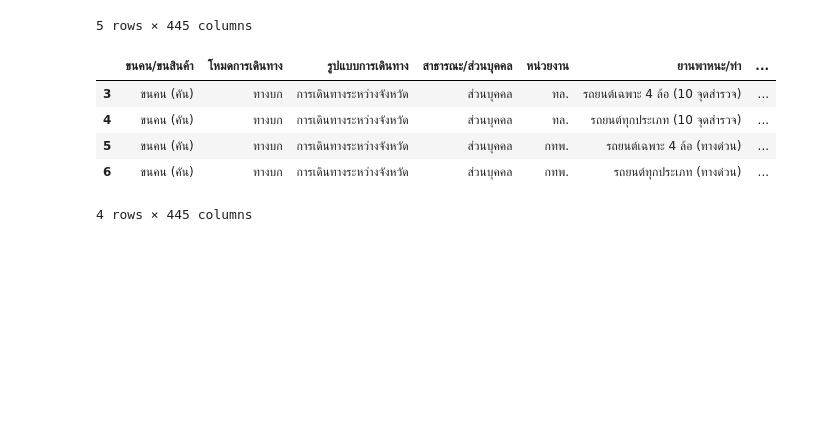
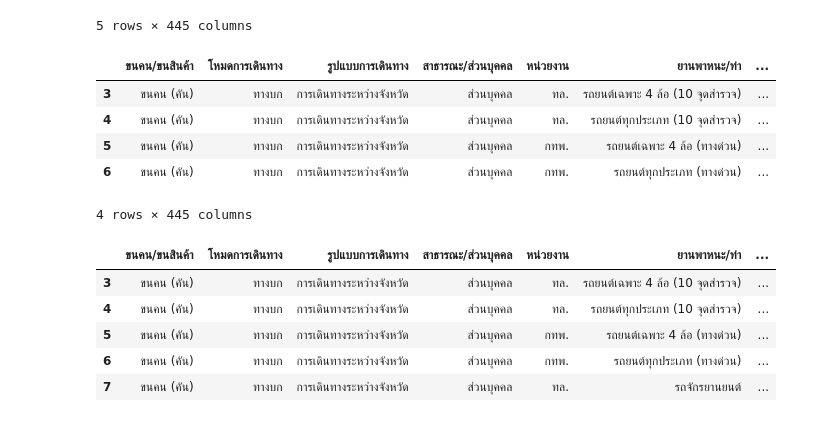
Before and after one commit to Watcharinkh/Data_viz, a Jupyter notebook: Q4.ipynb, the cells around one changed output. Drawn from its saved outputs; the diff is of its cells as text; code cells hidden in the pictures; blank space fills up the shorter version.

```diff
--- a/Q4.ipynb
+++ b/Q4.ipynb
@@ -23,3 +23,13 @@ eight_row
 | 5 | ขนคน (คัน) | ทางบก | การเดินทางระหว่างจังหวัด | ส่วนบุคคล | กทพ. | รถยนต์เฉพาะ 4 ล้อ (ทางด่วน) | ... |
 | 6 | ขนคน (คัน) | ทางบก | การเดินทางระหว่างจังหวัด | ส่วนบุคคล | กทพ. | รถยนต์ทุกประเภท (ทางด่วน) | ... |
 4 rows × 445 columns
+# %%
+eight_row = data_excel.iloc[3:8,:7]
+eight_row
+# %% [output]
+|  | ขนคน/ขนสินค้า | โหมดการเดินทาง | รูปแบบการเดินทาง | สาธารณะ/ส่วนบุคคล | หน่วยงาน | ยานพาหนะ/ท่า | ... |
+| 3 | ขนคน (คัน) | ทางบก | การเดินทางระหว่างจังหวัด | ส่วนบุคคล | ทล. | รถยนต์เฉพาะ 4 ล้อ (10 จุดสำรวจ) | ... |
+| 4 | ขนคน (คัน) | ทางบก | การเดินทางระหว่างจังหวัด | ส่วนบุคคล | ทล. | รถยนต์ทุกประเภท (10 จุดสำรวจ) | ... |
+| 5 | ขนคน (คัน) | ทางบก | การเดินทางระหว่างจังหวัด | ส่วนบุคคล | กทพ. | รถยนต์เฉพาะ 4 ล้อ (ทางด่วน) | ... |
+| 6 | ขนคน (คัน) | ทางบก | การเดินทางระหว่างจังหวัด | ส่วนบุคคล | กทพ. | รถยนต์ทุกประเภท (ทางด่วน) | ... |
+| 7 | ขนคน (คัน) | ทางบก | การเดินทางระหว่างจังหวัด | ส่วนบุคคล | ทล. | รถจักรยานยนต์ | ... |
```
Also changed, not shown: parts of 6 cells of this notebook.
